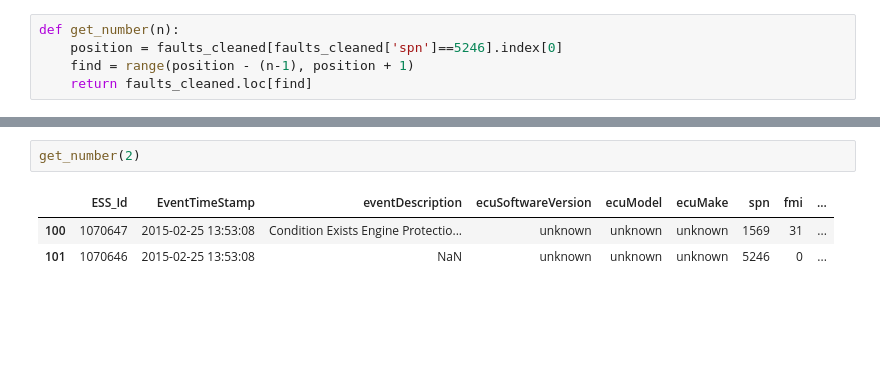
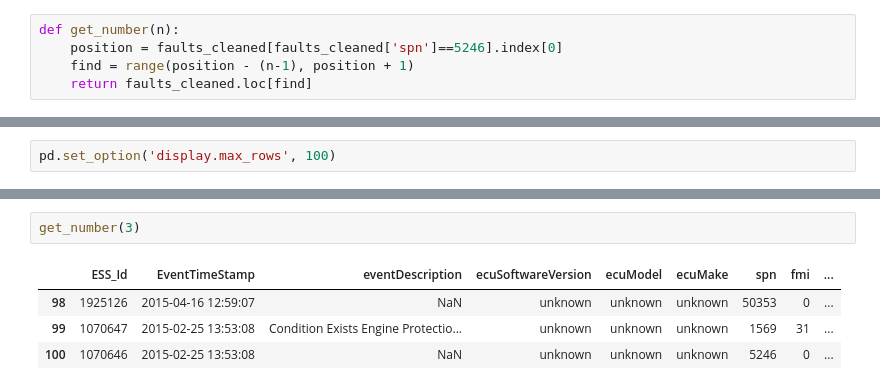
Before and after one commit to nss-data-science-cohort-5/big_g_express-rickrollers, a Jupyter notebook: notebooks/just_faults.ipynb, the cells around one changed output, grey strips where cells are left out. Cells and saved outputs as stored; diff of their text form; blank space fills up the shorter version.

```diff
--- a/notebooks/just_faults.ipynb
+++ b/notebooks/just_faults.ipynb
@@ -139,0 +165,2 @@ def get_number(n):
+# %%
+pd.set_option('display.max_rows', 100)
@@ -140,6 +240,7 @@ def get_number(n):
 # %%
-get_number(2)
+get_number(3)
 # %% [output]
 |  | ESS_Id | EventTimeStamp | eventDescription | ecuSoftwareVersion | ecuModel | ecuMake | spn | fmi | ... |
-| 100 | 1070647 | 2015-02-25 13:53:08 | Condition Exists Engine Protectio... | unknown | unknown | unknown | 1569 | 31 | ... |
-| 101 | 1070646 | 2015-02-25 13:53:08 | NaN | unknown | unknown | unknown | 5246 | 0 | ... |
+| 98 | 1925126 | 2015-04-16 12:59:07 | NaN | unknown | unknown | unknown | 50353 | 0 | ... |
+| 99 | 1070647 | 2015-02-25 13:53:08 | Condition Exists Engine Protectio... | unknown | unknown | unknown | 1569 | 31 | ... |
+| 100 | 1070646 | 2015-02-25 13:53:08 | NaN | unknown | unknown | unknown | 5246 | 0 | ... |
```
Also changed, not shown: parts of 19 cells of this notebook.
